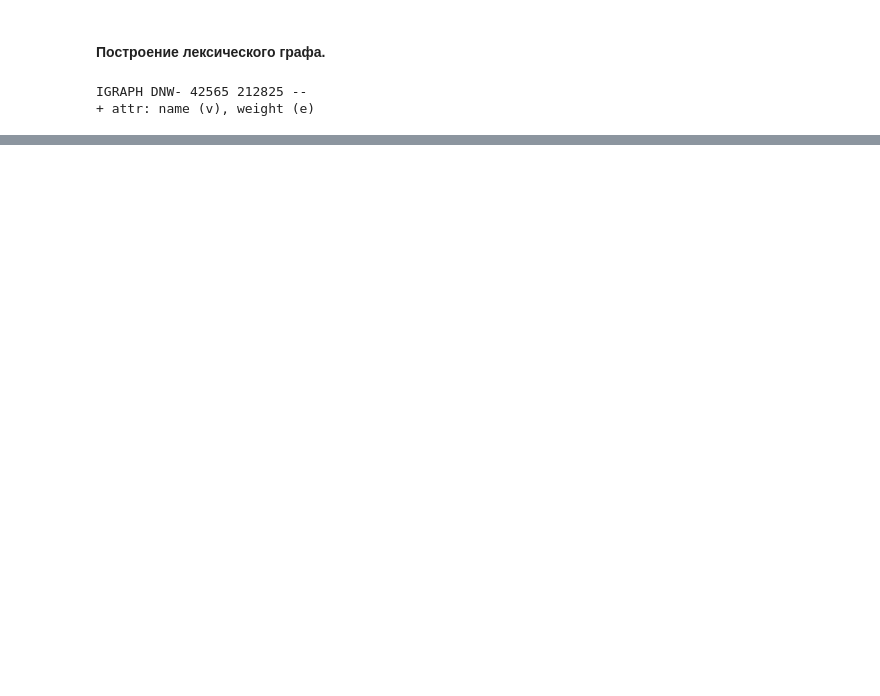
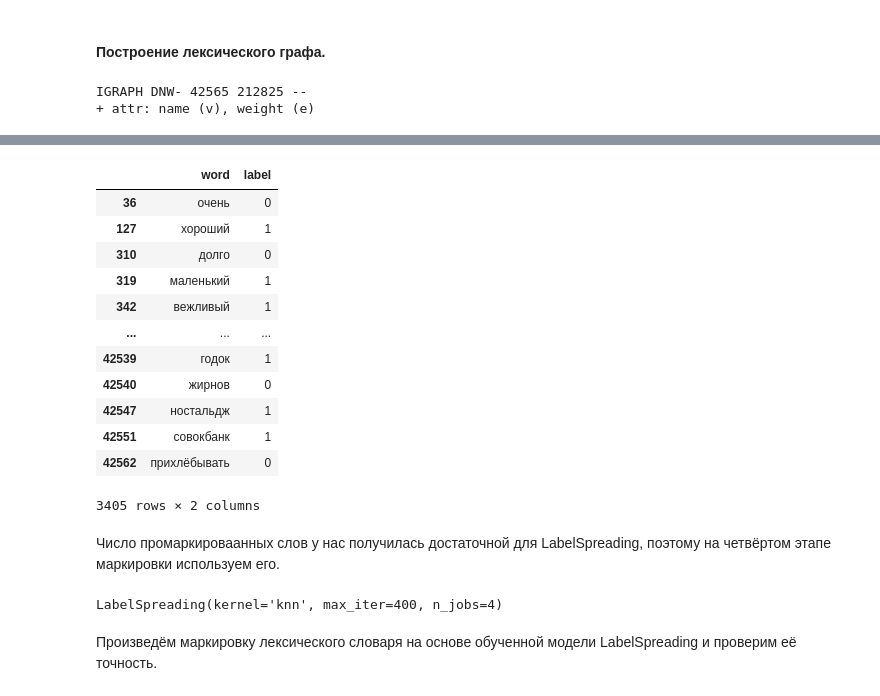
Before and after one commit to msavilov/Natural_Language_Processing, a Jupyter notebook: 3_Syntactic_analysis/syntactic_analysis.ipynb, the cells around one changed output, grey strips where cells are left out. Saved outputs shown, nothing was run; the diff lists cells and outputs as text; code cells hidden in the pictures; blank space fills up the shorter version.

```diff
--- a/3_Syntactic_analysis/syntactic_analysis.ipynb
+++ b/3_Syntactic_analysis/syntactic_analysis.ipynb
@@ -393,0 +409,18 @@ l[:20]
+# %%
+spread_df[spread_df['label'] != -1]
+# %% [output]
+|  | word | label |
+| 36 | очень | 0 |
+| 127 | хороший | 1 |
+| 310 | долго | 0 |
+| 319 | маленький | 1 |
+| 342 | вежливый | 1 |
+| ... | ... | ... |
+| 42539 | годок | 1 |
+| 42540 | жирнов | 0 |
+| 42547 | ностальдж | 1 |
+| 42551 | совокбанк | 1 |
+| 42562 | прихлёбывать | 0 |
+3405 rows × 2 columns
+# %% [markdown]
+Число промаркироваанных слов у нас получилась достаточной для LabelSpreading, поэтому на четвёртом этапе маркировки используем его.
@@ -393,0 +437,6 @@ l[:20]
+# %%
+label_model.fit(X_train, y_train)
+# %% [output]
+LabelSpreading(kernel='knn', max_iter=400, n_jobs=4)
+# %% [markdown]
+Произведём маркировку лексического словаря на основе обученной модели LabelSpreading и проверим её точность.
```
Also changed, not shown: parts of 34 cells of this notebook, 1 other file.
